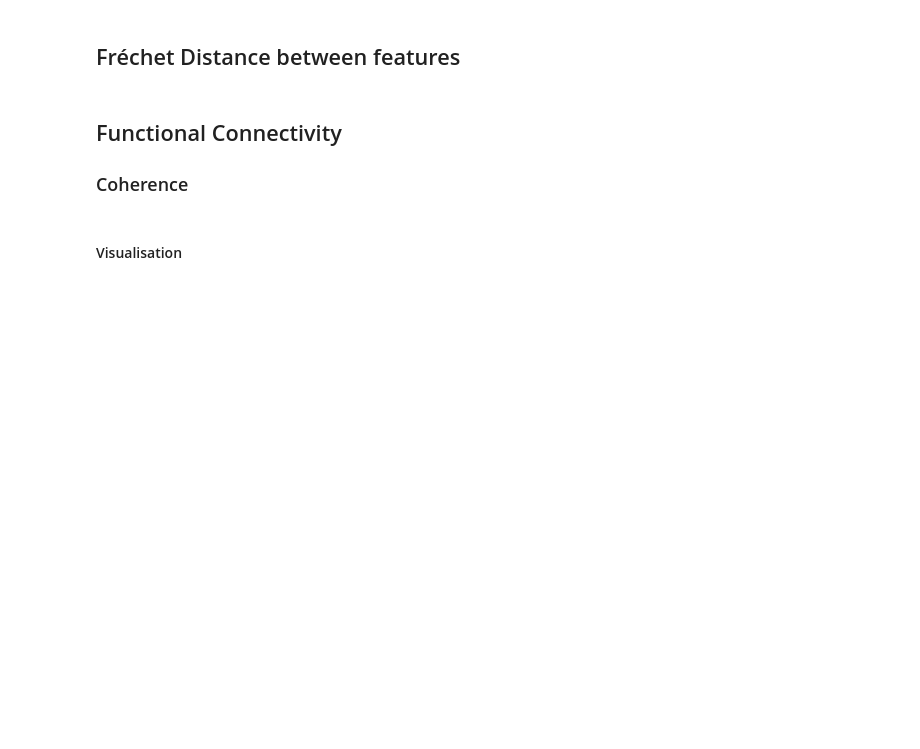
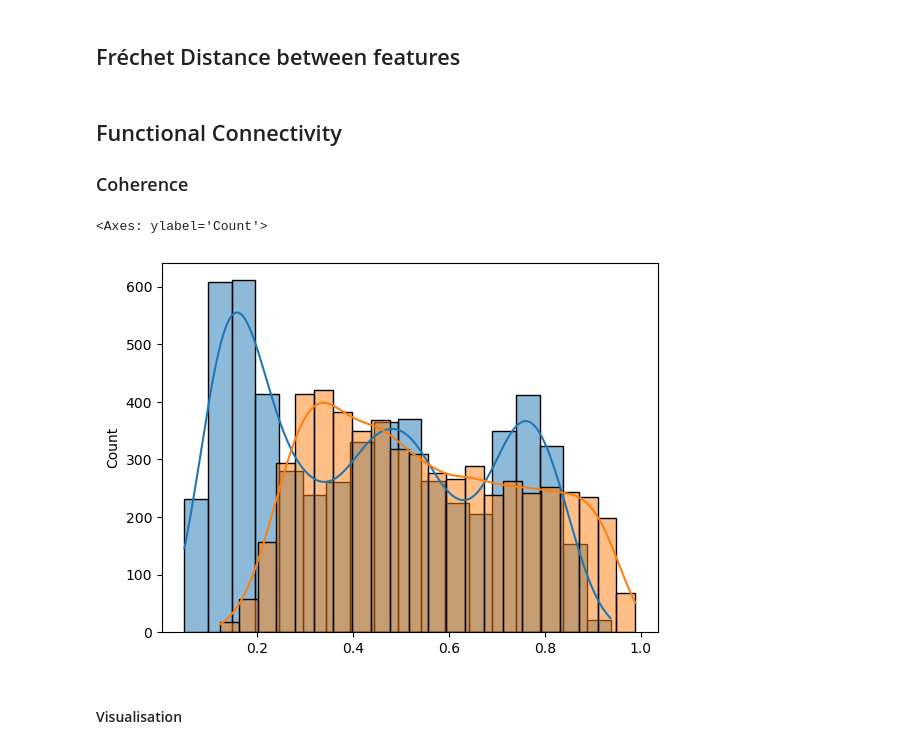
Before and after one commit to Yeganehfrh/EEGModalNet, a Jupyter notebook: notebooks/Supplementary Analysis.ipynb, the cells around one changed output. Cells and saved outputs as stored; diff of their text form; code cells hidden in the pictures; blank space fills up the shorter version.

```diff
--- a/notebooks/Supplementary Analysis.ipynb
+++ b/notebooks/Supplementary Analysis.ipynb
@@ -439,5 +439,5 @@ else:
     coh_real = cons_real.get_data(output='dense')[..., fb]
     coh_fake = cons_fake.get_data(output='dense')[..., fb]
 # %%
-conn_real = np.load('logs/connectivities/conn_real.npy')
-conn_fake = np.load('logs/connectivities/conn_fake.npz.npy')
+conn_real = np.load('logs/static_f/conn_real.npy')
+conn_fake = np.load('logs/static_f/conn_fake.npz.npy')
@@ -444,3 +490,10 @@ conn_fake = np.load('logs/connectivities/conn_fake.npz.npy')
+# %%
+b = 3
+sns.histplot(V_real[:, :, b].flatten(), kde=True)
+sns.histplot(V_gen[:, :, b].flatten(), kde=True)
+# %% [output]
+<Axes: ylabel='Count'>
+[figure, added]
 # %% [markdown]
 #### Visualisation
 # %%
```
Also changed, not shown: parts of 8 cells of this notebook.
